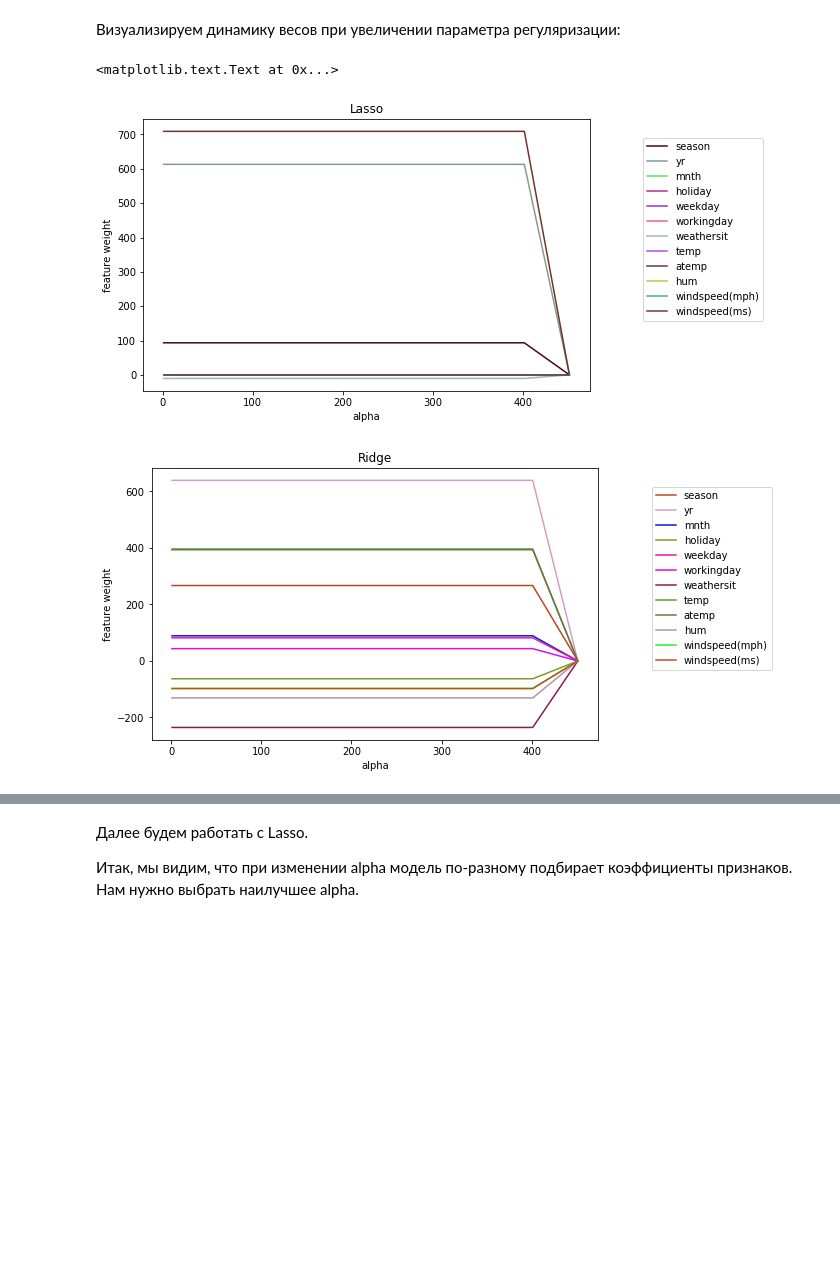
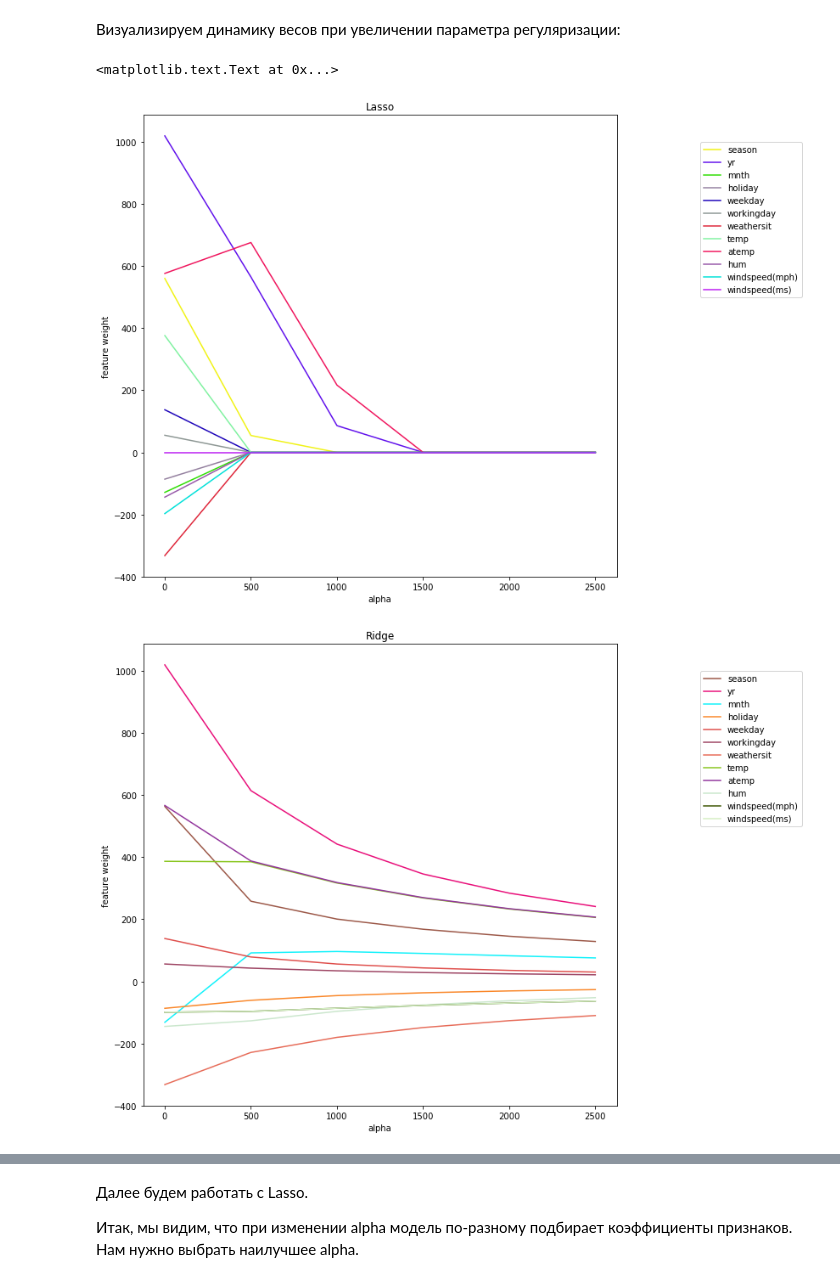
Before and after one commit to roman-urum/math-and-python, a Jupyter notebook: OverfittingTask.ipynb, the cells around one changed output, grey strips where cells are left out. Saved outputs shown, nothing was run; the diff lists cells and outputs as text; code cells hidden in the pictures; blank space fills up the shorter version.

```diff
--- a/OverfittingTask.ipynb
+++ b/OverfittingTask.ipynb
@@ -224,17 +224,19 @@ zip(df.columns, ridge_regressor.coef_)
 Давайте пронаблюдаем, как меняются веса при увеличении коэффициента регуляризации $\alpha$ (в лекции коэффициент при регуляризаторе мог быть обозначен другой буквой).
 # %%
 # Код 3.1 (1 балл)
-alphas = np.arange(1, 500, 50)
+alphas = np.arange(1, 3000, 500)
 coefs_lasso = np.zeros((alphas.shape[0], X.shape[1])) # матрица весов размера (число регрессоров) x (число признаков)
 coefs_ridge = np.zeros((alphas.shape[0], X.shape[1]))
 # Для каждого значения коэффициента из alphas обучите регрессор Lasso
 # и запишите веса в соответствующую строку матрицы coefs_lasso (вспомните встроенную в python функцию enumerate),
 # а затем обучите Ridge и запишите веса в coefs_ridge.
+
 for i, alpha in enumerate(alphas):
     lasso_regressor = Lasso(alpha=alpha)
     lasso_regressor.fit(X, y)
-    coefs_lasso[0:i] = lasso_regressor.coef_
+    coefs_lasso[i] = lasso_regressor.coef_
 
     ridge_regressor = Ridge(alpha=alpha)
     ridge_regressor.fit(X, y)
-    coefs_ridge[0:i] = ridge_regressor.coef_
+    coefs_ridge[i] = ridge_regressor.coef_
+coefs_ridge
@@ -241,25 +262,25 @@ for i, alpha in enumerate(alphas):
 # %% [markdown]
 Визуализируем динамику весов при увеличении параметра регуляризации:
 # %%
-plt.figure(figsize=(8, 5))
+plt.figure(figsize=(10, 10))
 for coef, feature in zip(coefs_lasso.T, df.columns):
     plt.plot(alphas, coef, label=feature, color=np.random.rand(3))
 plt.legend(loc="upper right", bbox_to_anchor=(1.4, 0.95))
 plt.xlabel("alpha")
 plt.ylabel("feature weight")
 plt.title("Lasso")
 
-plt.figure(figsize=(8, 5))
+plt.figure(figsize=(10, 10))
 for coef, feature in zip(coefs_ridge.T, df.columns):
     plt.plot(alphas, coef, label=feature, color=np.random.rand(3))
 plt.legend(loc="upper right", bbox_to_anchor=(1.4, 0.95))
 plt.xlabel("alpha")
 plt.ylabel("feature weight")
 plt.title("Ridge")
 # %% [output]
 <matplotlib.text.Text at 0x...>
-[figure, old version]
+[figure, new version]
-[figure, old version]
+[figure, new version]
 # %% [markdown]
 Ответы на следующие вопросы можно давать, глядя на графики или выводя коэффициенты на печать.
 
```
Also changed, not shown: parts of 2 cells of this notebook, 1 other file.
